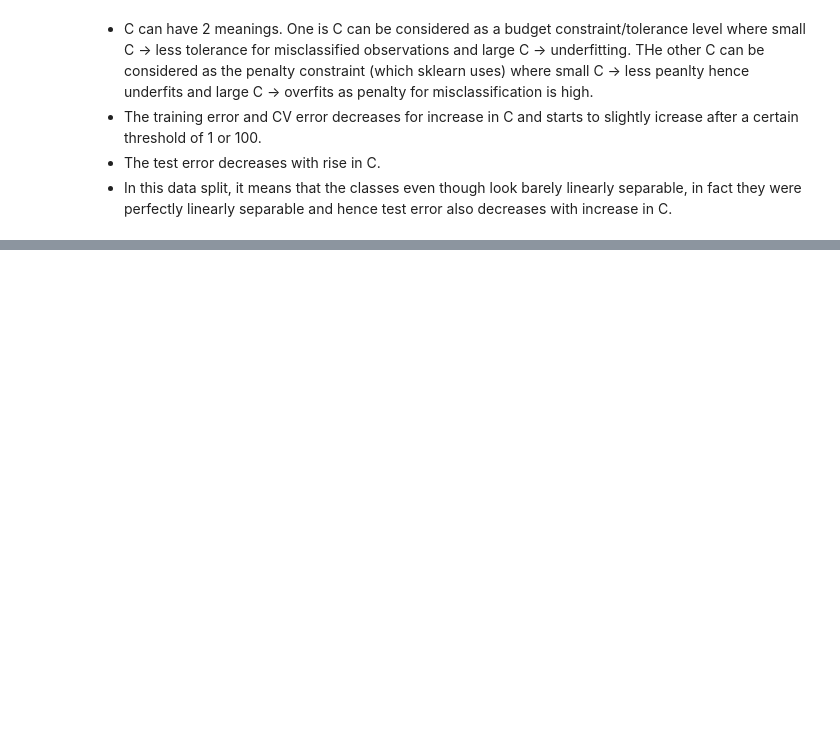
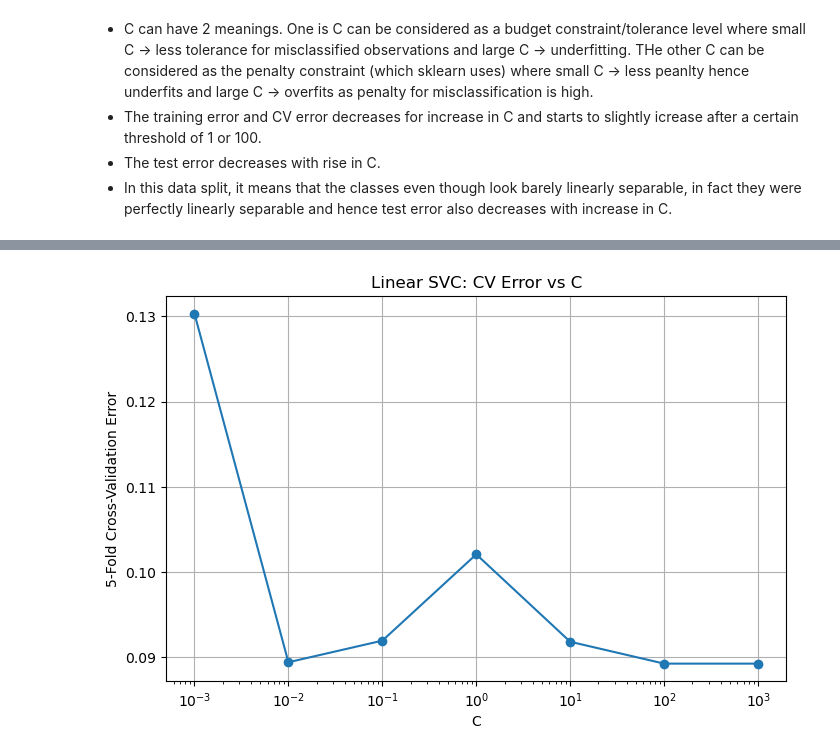
Before and after one commit to sumukha-r/isl-python-solutions, a Jupyter notebook: Chapter09-Support-Vector-Machines/Chapter09-Support-Vector-Machines.ipynb, the cells around one changed output, grey strips where cells are left out. Drawn from its saved outputs; the diff is of its cells as text; code cells hidden in the pictures; blank space fills up the shorter version.

```diff
--- a/Chapter09-Support-Vector-Machines/Chapter09-Support-Vector-Machines.ipynb
+++ b/Chapter09-Support-Vector-Machines/Chapter09-Support-Vector-Machines.ipynb
@@ -321,0 +360,19 @@ plt.show()
+# %%
+cv = StratifiedKFold(n_splits=5, shuffle=True, random_state=1)
+C_values = [0.001, 0.01, 0.1, 1, 10, 100, 1000]
+
+linear_results = []
+for C in C_values:
+    model = Pipeline([("scaler", StandardScaler()), ("svc", SVC(kernel="linear", C=C))])
+    scores = cross_val_score(model, X, y, cv=cv, scoring="accuracy")
+    linear_results.append([C, 1 - scores.mean(), scores.std()])
+
+linear_results = pd.DataFrame(linear_results, columns=["C", "CV_Error", "CV_SD"])
+
+print("\n" + "=" * 60)
+print("LINEAR SVC")
+print("=" * 60)
+print(linear_results.to_string(index=False))
+
+best_linear_C = linear_results.loc[linear_results["CV_Error"].idxmin(), "C"]
+print(f"\nBest C = {best_linear_C}")
@@ -321,0 +443,10 @@ plt.show()
+# %%
+plt.figure(figsize=(8, 5))
+plt.semilogx(linear_results["C"], linear_results["CV_Error"], marker="o")
+plt.xlabel("C")
+plt.ylabel("5-Fold Cross-Validation Error")
+plt.title("Linear SVC: CV Error vs C")
+plt.grid(True)
+plt.show()
+# %% [output]
+[figure, added]
```
Also changed, not shown: parts of 9 cells of this notebook, 1 other file.
